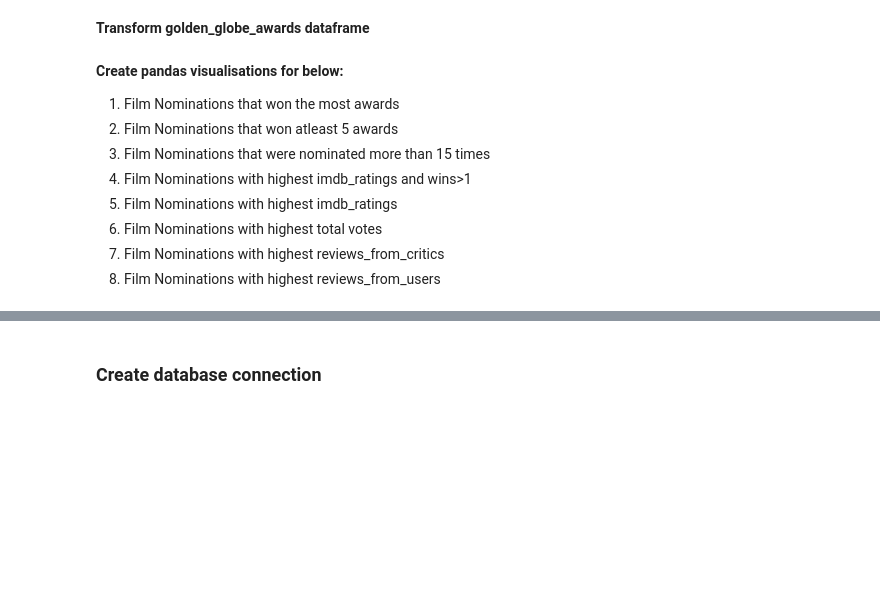
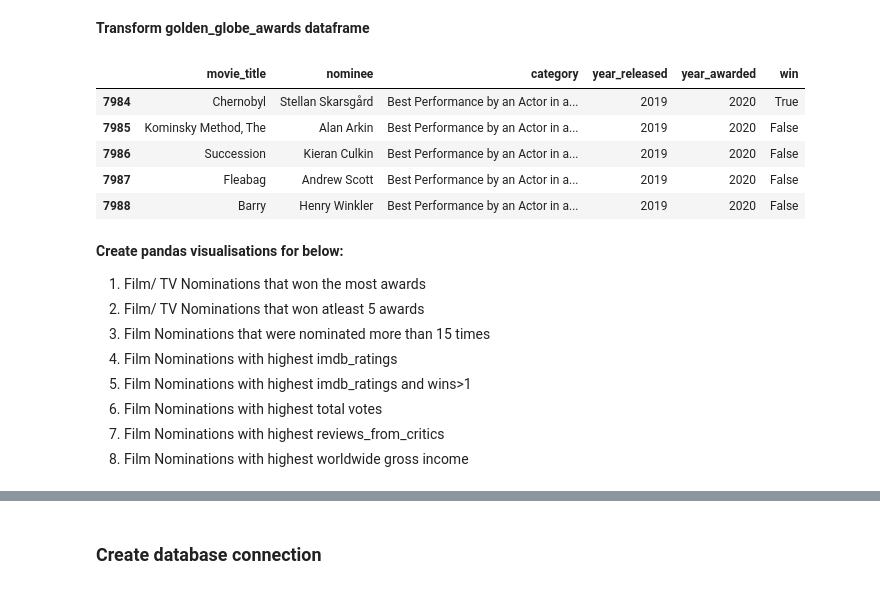
Before and after one commit to itsnameeta/Project-2-ETL, a Jupyter notebook: movies_etl.ipynb, the cells around one changed output, grey strips where cells are left out. Drawn from its saved outputs; the diff is of its cells as text; code cells hidden in the pictures; blank space fills up the shorter version.

```diff
--- a/movies_etl.ipynb
+++ b/movies_etl.ipynb
@@ -86,30 +119,38 @@ IMDb_ratings_tIMDb_ratings_transformed.to_csv('IMDb_ratings_transformed.csv')
 # %% [markdown]
 **Transform golden_globe_awards dataframe**
 # %%
+# Create a filtered dataframe from specific columns
 gg_cols = ["year_film","year_award","category","nominee","film","win"]
 Golden_globe_transformed = gg_awards_df[gg_cols].copy()
 
 #Golden_globe_transformed = gg_awards_df.loc[gg_awards_df["win"] != False]
-
+# Rename the column headers
 Golden_globe_transformed = pd.DataFrame({"movie_title":Golden_globe_transformed["film"],
                                          "nominee":Golden_globe_transformed["nominee"],
                                          "category": Golden_globe_transformed["category"],
                                         "year_released":Golden_globe_transformed["year_film"],
                                         "year_awarded":Golden_globe_transformed["year_award"],
                                         "win":Golden_globe_transformed["win"]
                                        })
 
+# Clean the data by dropping nulls
+Golden_globe_transformed = Golden_globe_transformed.dropna()
+Golden_globe_transformed.to_csv('data/Golden_globe_transformed.csv')
 Golden_globe_transformed.tail()
-
-IMDb_ratings_transformed.head()
-Golden_globe_transformed.to_csv('Golden_globe_transformed.csv')
+# %% [output]
+|  | movie_title | nominee | category | year_released | year_awarded | win |
+| 7984 | Chernobyl | Stellan Skarsgård | Best Performance by an Actor in a... | 2019 | 2020 | True |
+| 7985 | Kominsky Method, The | Alan Arkin | Best Performance by an Actor in a... | 2019 | 2020 | False |
+| 7986 | Succession | Kieran Culkin | Best Performance by an Actor in a... | 2019 | 2020 | False |
+| 7987 | Fleabag | Andrew Scott | Best Performance by an Actor in a... | 2019 | 2020 | False |
+| 7988 | Barry | Henry Winkler | Best Performance by an Actor in a... | 2019 | 2020 | False |
 # %% [markdown]
 **Create pandas visualisations for below:**
-1. Film Nominations that won the most awards
-2. Film Nominations that won atleast 5 awards
+1. Film/ TV Nominations that won the most awards
+2. Film/ TV Nominations that won atleast 5 awards
 3. Film Nominations that were nominated more than 15 times
-4. Film Nominations with highest imdb_ratings and wins>1
-5. Film Nominations with highest imdb_ratings
+4. Film Nominations with highest imdb_ratings
+5. Film Nominations with highest imdb_ratings and wins>1
 6. Film Nominations with highest total votes
 7. Film Nominations with highest reviews_from_critics
-8. Film Nominations with highest reviews_from_users
+8. Film Nominations with highest worldwide gross income
```
Also changed, not shown: parts of 21 cells of this notebook, 32 other files.
